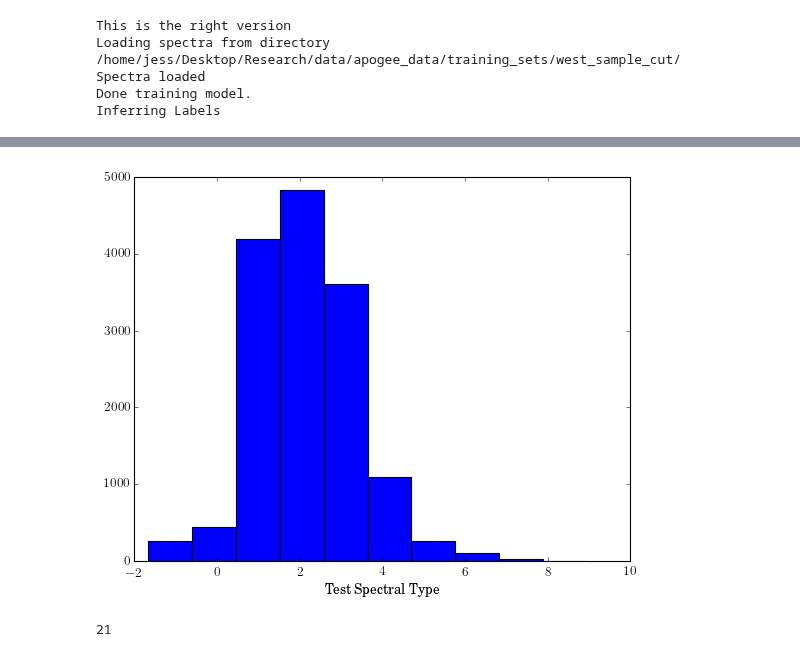
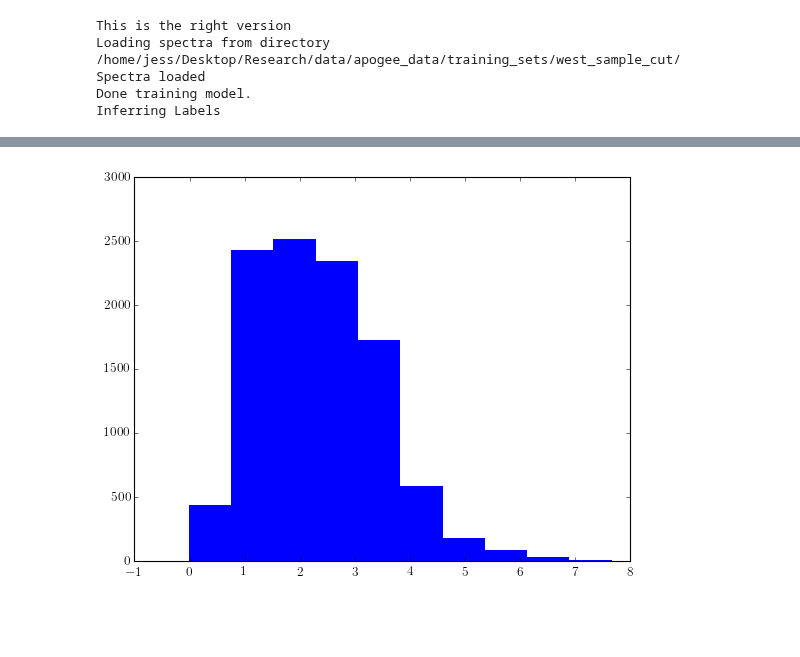
Before and after one commit to jbirky/Mdwarf_project, a Jupyter notebook: cannon_runs/apogee_test/test_west_model.ipynb, the cells around one changed output, grey strips where cells are left out. Drawn from its saved outputs; the diff is of its cells as text; code cells hidden in the pictures; blank space fills up the shorter version.

```diff
--- a/cannon_runs/apogee_test/test_west_model.ipynb
+++ b/cannon_runs/apogee_test/test_west_model.ipynb
@@ -262,10 +174,5 @@ plt.show()
-# %%
-plt.hist(tst_label.T[0])
-plt.xlabel('Test Spectral Type')
-plt.show()
-# %% [output]
-[figure, removed]
-# %%
-len(np.where(tst_label.T[0] > 7)[0])
-# %% [output]
-21
+# %%
+plt.hist(test['SPT'], edgecolor='none')
+plt.show()
+# %% [output]
+[figure, added]
```
Also changed, not shown: parts of 25 cells of this notebook, 5 other files.
